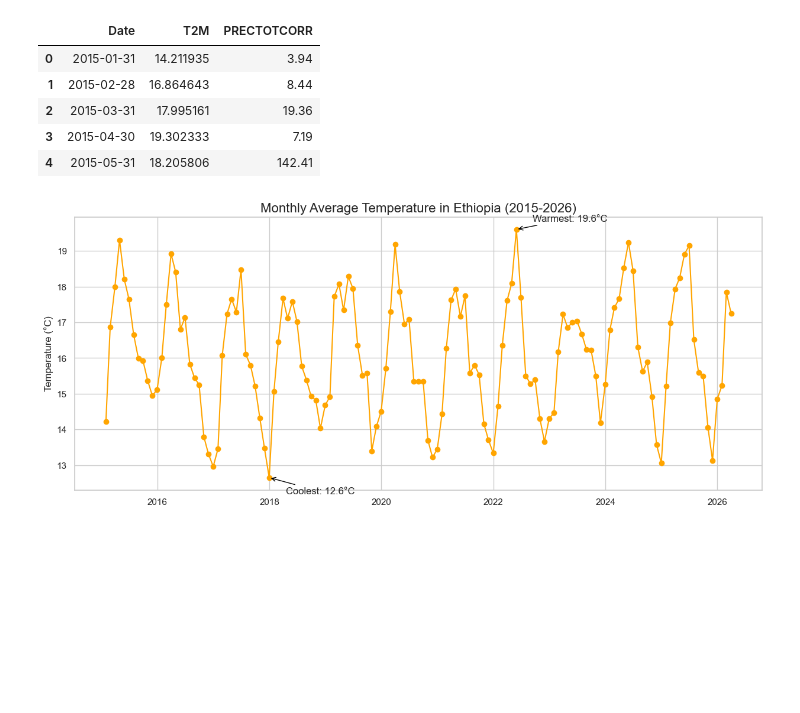
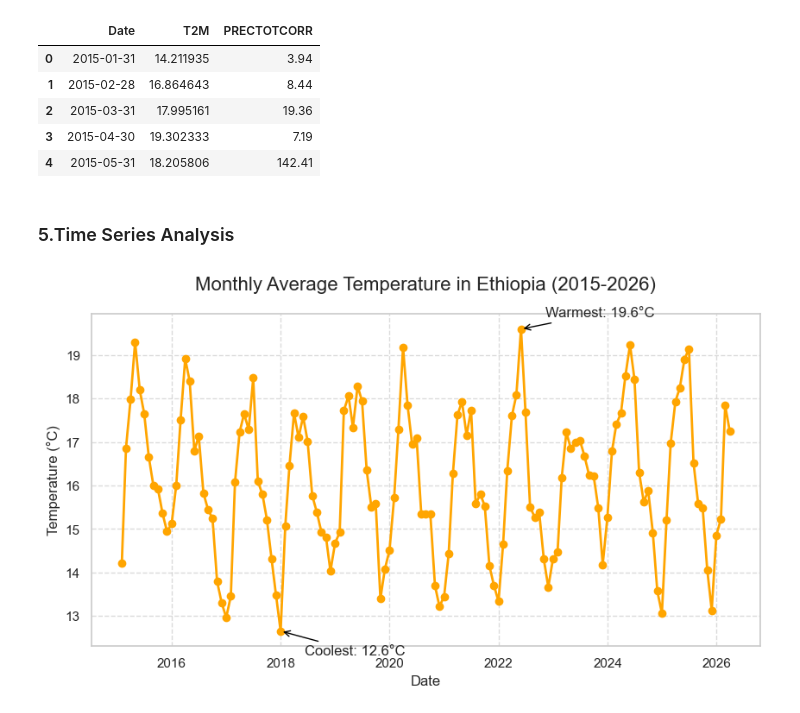
Before and after one commit to SimretAbebe/climate-challenge-week0, a Jupyter notebook: notebooks/ethiopia_eda.ipynb, the cells around one changed output. Cells and saved outputs as stored; diff of their text form; code cells hidden in the pictures; blank space fills up the shorter version.

Commit message:
Complete Ethiopia EDA and data cleaning and updating some features

```diff
--- a/notebooks/ethiopia_eda.ipynb
+++ b/notebooks/ethiopia_eda.ipynb
@@ -39,0 +39,20 @@ sns.set_theme(style="whitegrid")
+# %%
+import os
+
+# Step 1: Immediately clear the broken setting BEFORE any other imports
+os.environ.pop('MPLBACKEND', None)
+
+%matplotlib inline
+
+# Step 2: Now it is safe to import the libraries
+import pandas as pd
+import numpy as np
+import matplotlib.pyplot as plt
+import seaborn as sns
+from scipy import stats
+
+# Step 3: Professional styling
+sns.set_theme(style="whitegrid")
+plt.rcParams['figure.figsize'] = (15, 6)
+
+print("Environment ready: Libraries loaded safely.")
@@ -224,27 +249,34 @@ monthly_df.head()
 | 2 | 2015-03-31 | 17.995161 | 19.36 |
 | 3 | 2015-04-30 | 19.302333 | 7.19 |
 | 4 | 2015-05-31 | 18.205806 | 142.41 |
+# %% [markdown]
+### 5.Time Series Analysis
 # %%
-plt.figure(figsize=(15, 6))
-plt.plot(monthly_df['Date'], monthly_df['T2M'], marker='o', color='orange', linestyle='-')
+df_cleaned = df.ffill()
 
-# Finding the absolute warmest and coolest months
+monthly_df = df_cleaned.resample('ME', on='Date').mean(numeric_only=True)
+
+plt.figure(figsize=(10, 5))
+plt.plot(monthly_df.index, monthly_df['T2M'], marker='o', color='orange', linestyle='-', linewidth=2)
+
 warmest_month = monthly_df.loc[monthly_df['T2M'].idxmax()]
 coolest_month = monthly_df.loc[monthly_df['T2M'].idxmin()]
 
-# Adding Annotations (Arrows pointing to the peaks and valleys)
 plt.annotate(f"Warmest: {warmest_month['T2M']:.1f}°C",
-             xy=(warmest_month['Date'], warmest_month['T2M']),
+             xy=(warmest_month.name, warmest_month['T2M']),
              xytext=(20, 10), textcoords='offset points',
              arrowprops=dict(arrowstyle='->', color='black'))
 
 plt.annotate(f"Coolest: {coolest_month['T2M']:.1f}°C",
-             xy=(coolest_month['Date'], coolest_month['T2M']),
+             xy=(coolest_month.name, coolest_month['T2M']),
              xytext=(20, -20), textcoords='offset points',
              arrowprops=dict(arrowstyle='->', color='black'))
 
-plt.title('Monthly Average Temperature in Ethiopia (2015-2026)', fontsize=16)
+plt.title('Monthly Average Temperature in Ethiopia (2015-2026)', fontsize=16, pad=20)
+plt.xlabel('Date')
 plt.ylabel('Temperature (°C)')
+plt.grid(True, linestyle='--', alpha=0.7)
+
 plt.show()
 # %% [output]
-[figure, old version]
+[figure, new version]
```
Also changed, not shown: parts of 30 cells of this notebook.
